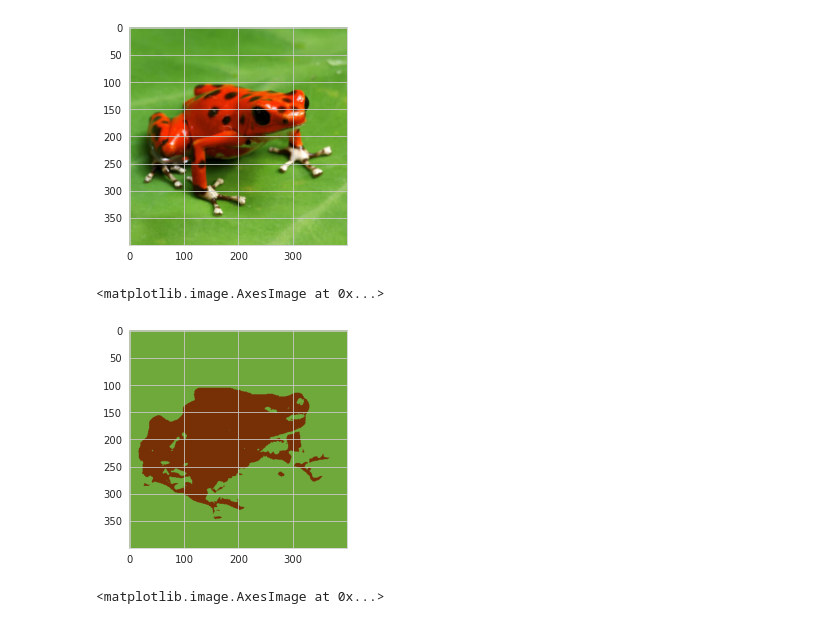
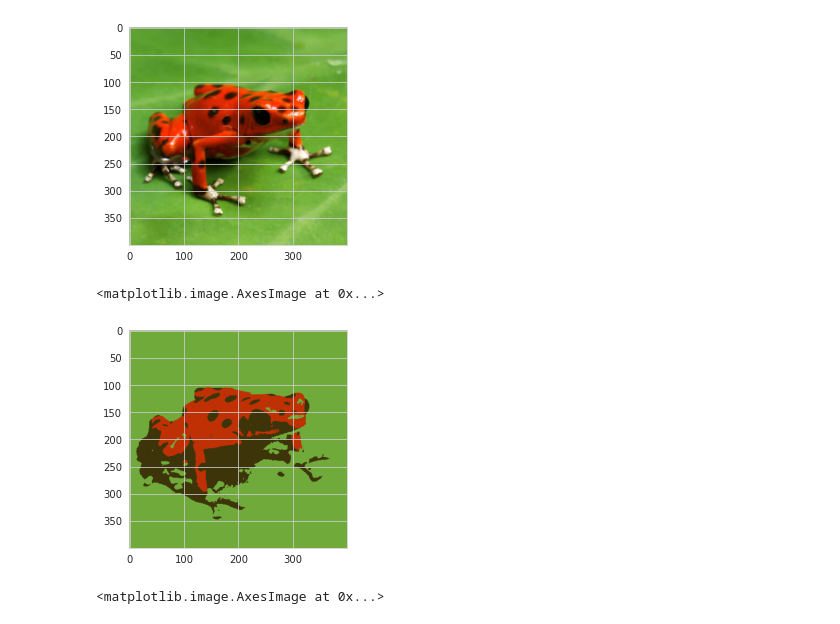
Before and after one commit to ManuelFelipeA/Clustering, a Jupyter notebook: K-Means-Ex.ipynb, the cells around one changed output. Saved outputs shown, nothing was run; the diff lists cells and outputs as text; code cells hidden in the pictures.

```diff
--- a/K-Means-Ex.ipynb
+++ b/K-Means-Ex.ipynb
@@ -351,20 +345,20 @@ plt.imshow(image)
 # %%
 pixels = image.reshape((-1,3))# Reshaping the image into a 2D array for (RGB)
 
 pixels = np.float32(pixels)# Convert to float type
 
 criteria = (cv2.TERM_CRITERIA_EPS + cv2.TERM_CRITERIA_MAX_ITER, 100, 0.75)# accuracy of 75%
 
-k = 2 # number of clusters
+k = 3 # number of clusters
 
 vals, labels, centers = cv2.kmeans(pixels, k, None, criteria, 10, cv2.KMEANS_RANDOM_CENTERS)
 
 centers = np.uint8(centers) # converting it into uint-8
 segmented_data = centers[labels.flatten()]
 
 segmented_image = segmented_data.reshape((image.shape))# reshape for the original shape
 
 plt.imshow(segmented_image)
 # %% [output]
 <matplotlib.image.AxesImage at 0x...>
-[figure, old version]
+[figure, new version]
```
Also changed, not shown: parts of 4 cells of this notebook, 1 other file.
